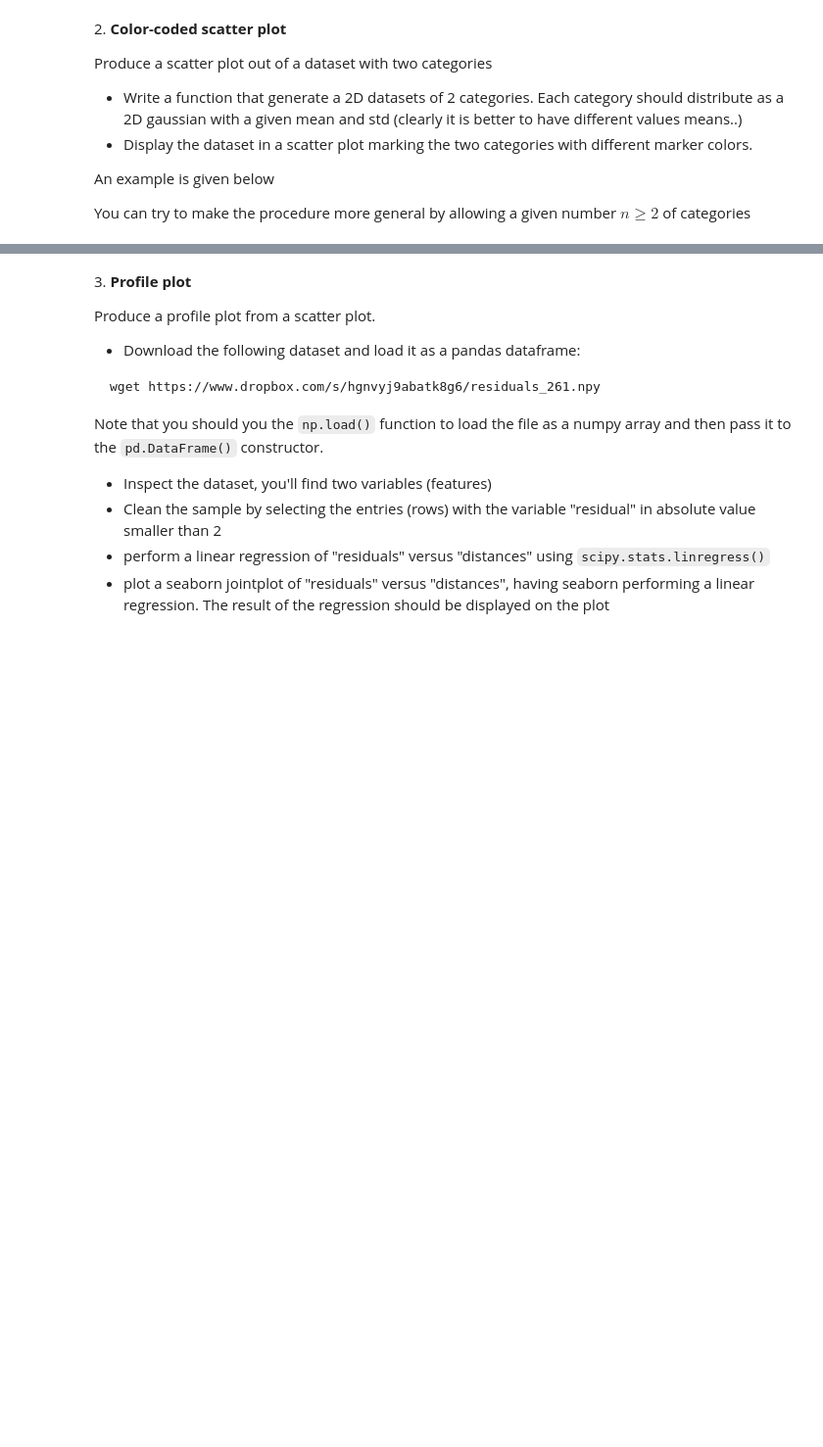
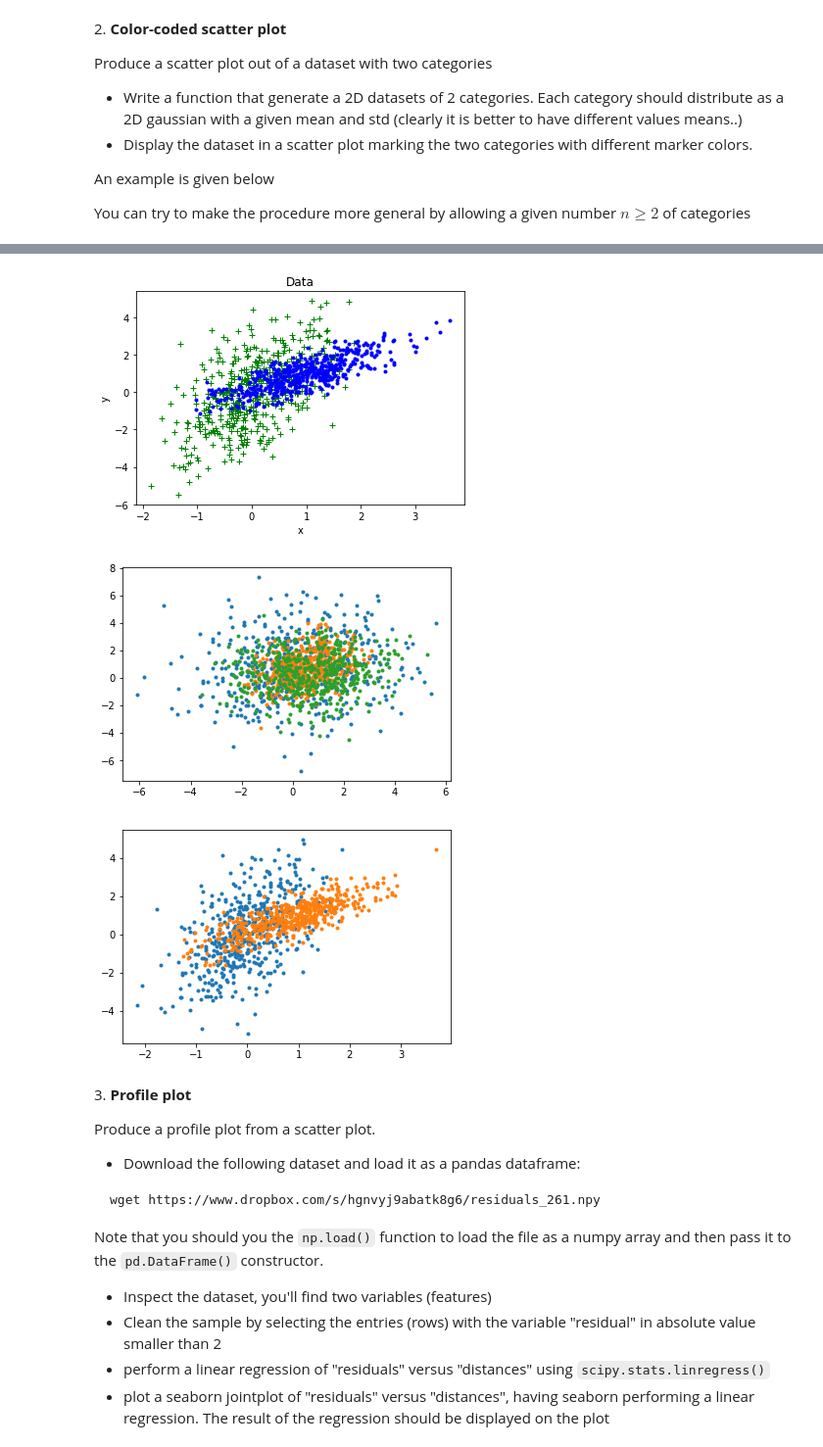
Before and after one commit to marcellobullo/LaboratoryOfComputationalPhysics, a Jupyter notebook: 06ex_Visualization.ipynb, the cells around one changed output, grey strips where cells are left out. Shown at 98% size. Drawn from its saved outputs; the diff is of its cells as text; code cells hidden in the pictures; blank space fills up the shorter version.

```diff
--- a/06ex_Visualization.ipynb
+++ b/06ex_Visualization.ipynb
@@ -124,3 +141,60 @@ Image('two_categories_scatter_plot.png')
+# %%
+N = 500
+
+mu = [0, 0]
+cov = np.matrix( [ [0.5,0.75], [0.75, 3.5] ] )
+x1, y1 = np.random.multivariate_normal(mu, cov, N).T #trick
+plt.plot( x1, y1,'g+' )
+plt.xlabel('x')
+plt.ylabel('y')
+plt.title('Data')
+
+mu = [0.9, 0.9]
+cov = [[0.7, 0.6], [0.6, 0.8]]
+x2, y2  = np.random.multivariate_normal( mu, cov, N).T
+plt.plot( x2, y2, 'b.' )
+plt.show()
+
+
+def multi_cat( C=3, N=500, mu=None, cov=None, seed=1234 ):
+
+    np.random.seed(seed)
+
+    if mu == None:
+        mu = []
+        for j in range(C):
+            mu.append( np.random.uniform( 0, 1, 2 ) )
+
+    # In order to generate a positive-semidefinite covariance matrix
+    if cov == None:
+        cov = []
+        for j in range(C):
+            cov_ = np.random.rand(2,2)
+            cov_ = cov_ * cov_.T
+            # Theoretically, several eigenvalues could be exactly zero. But the computations
+            # with floating point numbers introduce truncation errors which result in some of
+            # those eigenvalues being very small but negative; hence, the matrix is not
+            # positive semidefinite.
+            min_eig = np.min(np.real(np.linalg.eigvals(cov_)))
+            if min_eig < 0:
+                cov_ -= 10*min_eig * np.eye(*cov_.shape)
+            cov.append(cov_)
+
+    for j in range(C):
+        x, y = np.random.multivariate_normal( mu[j], cov[j], N).T
+        plt.plot( x, y, '.' )
+
+    plt.show()
+
+
+
+# Testing
+multi_cat(3)
+multi_cat(2, mu=[ [0, 0], [0.9, 0.9] ], cov=[[[0.5,0.75], [0.75, 3.5]], [[0.7, 0.6], [0.6, 0.8]]]  )
+# %% [output]
+[figure, added]
+[figure, added]
+[figure, added]
 # %% [markdown]
 3\. **Profile plot**
 
```
Also changed, not shown: parts of 5 cells of this notebook, 4 other files.
